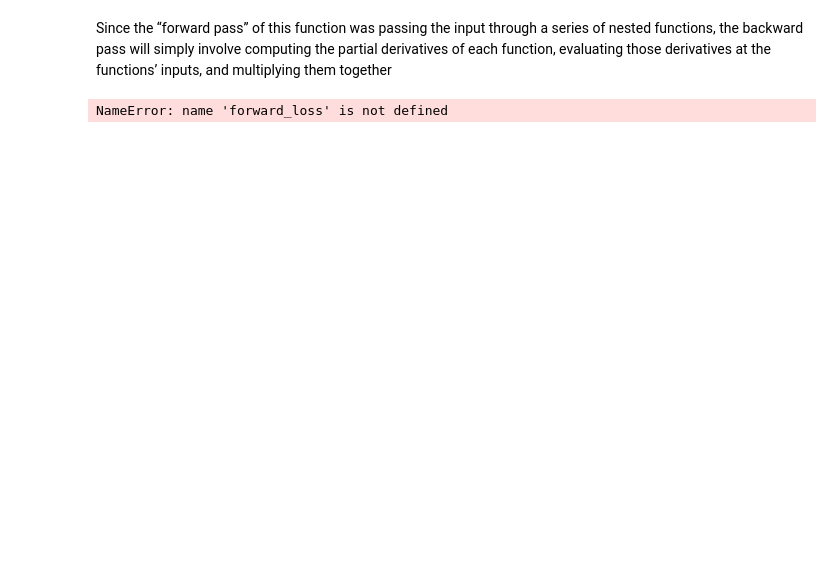
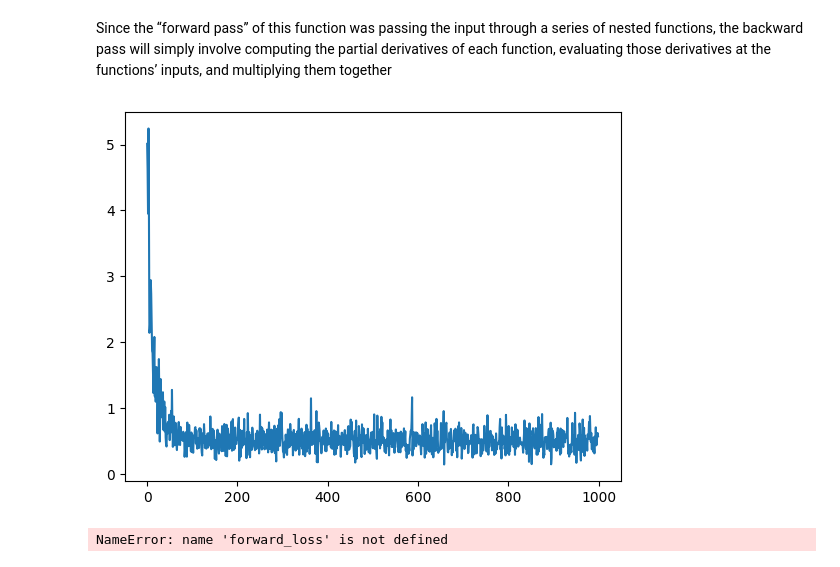
Before and after one commit to Dr-andai/Computational-Thinking-in-DS, a Jupyter notebook: backpropagation/neuralnet.ipynb, the cells around one changed output. Cells and saved outputs as stored; diff of their text form; code cells hidden in the pictures; blank space fills up the shorter version.

```diff
--- a/backpropagation/neuralnet.ipynb
+++ b/backpropagation/neuralnet.ipynb
@@ -127,3 +139,7 @@ Since the “forward pass” of this function was passing the input through a se
+# %%
+def permute_data(X: ndarray, y: ndarray):
+    perm = np.random.permutation(X.shape[0])
+    return X[perm], y[perm]
 # %%
 def loss_gradients(forward_info: Dict[str, ndarray],weights: Dict[str, ndarray]) -> Dict[str, ndarray]:
 
@@ -154,0 +211,14 @@ def loss_gradients(forward_info: Dict[str, ndarray],weights: Dict[str, ndarray])
+# %%
+def init_weights(n_in: int) -> Dict[str, ndarray]:
+    '''
+    Initialize weights on first forward pass of model.
+    '''
+
+    weights: Dict[str, ndarray] = {}
+    W = np.random.randn(n_in, 1)
+    B = np.random.randn(1, 1)
+
+    weights['W'] = W
+    weights['B'] = B
+
+    return weights
@@ -155,3 +273,18 @@ def loss_gradients(forward_info: Dict[str, ndarray],weights: Dict[str, ndarray])
+# %%
+train_info = train(X_train, y_train,
+                   n_iter = 1000,
+                   learning_rate = 0.001,
+                   batch_size=23,
+                   return_losses=True,
+                   return_weights=True,
+                   seed=180708)
+losses = train_info[0]
+weights = train_info[1]
+# %%
+
+plt.plot(list(range(1000)), losses);
+# %% [output]
+[figure, added]
 # %%
 forward_info, loss = forward_loss(X_batch, y_batch, weights)
 
```
Also changed, not shown: parts of 5 cells of this notebook, 1 other file.
